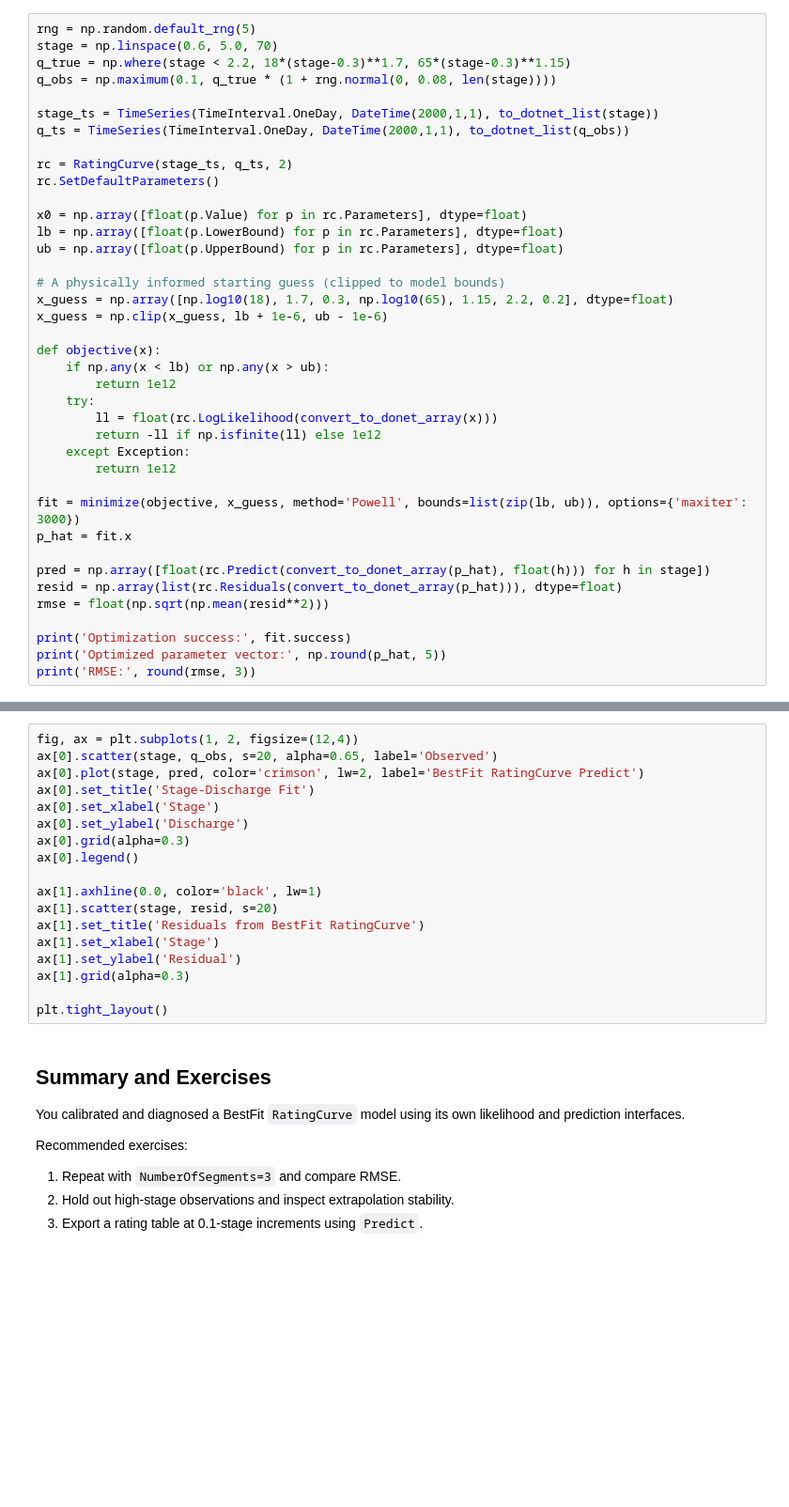
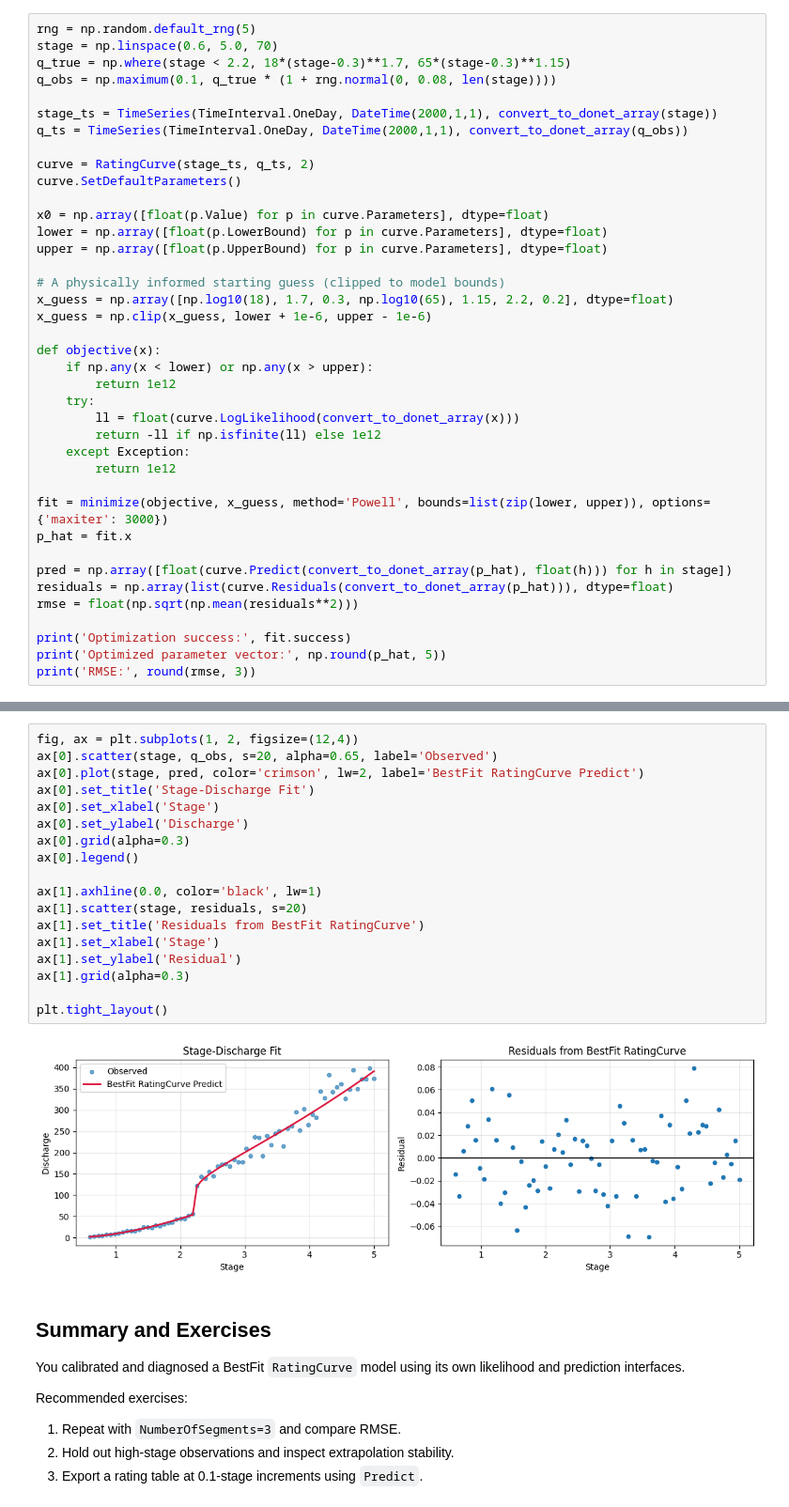
Before and after one commit to USACE-RMC/BestFit-Python-Examples, a Jupyter notebook: notebooks/05_rating_curve_analysis.ipynb, the cells around one changed output, grey strips where cells are left out. Shown at 94% size. Saved outputs shown, nothing was run; the diff lists cells and outputs as text; blank space fills up the shorter version.

```diff
--- a/notebooks/05_rating_curve_analysis.ipynb
+++ b/notebooks/05_rating_curve_analysis.ipynb
@@ -35,35 +33,35 @@ stage = np.linspace(0.6, 5.0, 70)
 q_true = np.where(stage < 2.2, 18*(stage-0.3)**1.7, 65*(stage-0.3)**1.15)
 q_obs = np.maximum(0.1, q_true * (1 + rng.normal(0, 0.08, len(stage))))
 
-stage_ts = TimeSeries(TimeInterval.OneDay, DateTime(2000,1,1), to_dotnet_list(stage))
-q_ts = TimeSeries(TimeInterval.OneDay, DateTime(2000,1,1), to_dotnet_list(q_obs))
+stage_ts = TimeSeries(TimeInterval.OneDay, DateTime(2000,1,1), convert_to_donet_array(stage))
+q_ts = TimeSeries(TimeInterval.OneDay, DateTime(2000,1,1), convert_to_donet_array(q_obs))
 
-rc = RatingCurve(stage_ts, q_ts, 2)
-rc.SetDefaultParameters()
+curve = RatingCurve(stage_ts, q_ts, 2)
+curve.SetDefaultParameters()
 
-x0 = np.array([float(p.Value) for p in rc.Parameters], dtype=float)
-lb = np.array([float(p.LowerBound) for p in rc.Parameters], dtype=float)
-ub = np.array([float(p.UpperBound) for p in rc.Parameters], dtype=float)
+x0 = np.array([float(p.Value) for p in curve.Parameters], dtype=float)
+lower = np.array([float(p.LowerBound) for p in curve.Parameters], dtype=float)
+upper = np.array([float(p.UpperBound) for p in curve.Parameters], dtype=float)
 
 # A physically informed starting guess (clipped to model bounds)
 x_guess = np.array([np.log10(18), 1.7, 0.3, np.log10(65), 1.15, 2.2, 0.2], dtype=float)
-x_guess = np.clip(x_guess, lb + 1e-6, ub - 1e-6)
+x_guess = np.clip(x_guess, lower + 1e-6, upper - 1e-6)
 
 def objective(x):
-    if np.any(x < lb) or np.any(x > ub):
+    if np.any(x < lower) or np.any(x > upper):
         return 1e12
     try:
-        ll = float(rc.LogLikelihood(convert_to_donet_array(x)))
+        ll = float(curve.LogLikelihood(convert_to_donet_array(x)))
         return -ll if np.isfinite(ll) else 1e12
     except Exception:
         return 1e12
 
-fit = minimize(objective, x_guess, method='Powell', bounds=list(zip(lb, ub)), options={'maxiter': 3000})
+fit = minimize(objective, x_guess, method='Powell', bounds=list(zip(lower, upper)), options={'maxiter': 3000})
 p_hat = fit.x
 
-pred = np.array([float(rc.Predict(convert_to_donet_array(p_hat), float(h))) for h in stage])
-resid = np.array(list(rc.Residuals(convert_to_donet_array(p_hat))), dtype=float)
-rmse = float(np.sqrt(np.mean(resid**2)))
+pred = np.array([float(curve.Predict(convert_to_donet_array(p_hat), float(h))) for h in stage])
+residuals = np.array(list(curve.Residuals(convert_to_donet_array(p_hat))), dtype=float)
+rmse = float(np.sqrt(np.mean(residuals**2)))
 
 print('Optimization success:', fit.success)
 print('Optimized parameter vector:', np.round(p_hat, 5))
@@ -71,21 +73,23 @@ print('RMSE:', round(rmse, 3))
 # %%
 fig, ax = plt.subplots(1, 2, figsize=(12,4))
 ax[0].scatter(stage, q_obs, s=20, alpha=0.65, label='Observed')
 ax[0].plot(stage, pred, color='crimson', lw=2, label='BestFit RatingCurve Predict')
 ax[0].set_title('Stage-Discharge Fit')
 ax[0].set_xlabel('Stage')
 ax[0].set_ylabel('Discharge')
 ax[0].grid(alpha=0.3)
 ax[0].legend()
 
 ax[1].axhline(0.0, color='black', lw=1)
-ax[1].scatter(stage, resid, s=20)
+ax[1].scatter(stage, residuals, s=20)
 ax[1].set_title('Residuals from BestFit RatingCurve')
 ax[1].set_xlabel('Stage')
 ax[1].set_ylabel('Residual')
 ax[1].grid(alpha=0.3)
 
 plt.tight_layout()
+# %% [output]
+[figure, added]
 # %% [markdown]
 ## Summary and Exercises
 
```
Also changed, not shown: parts of 3 cells of this notebook, 15 other files.
